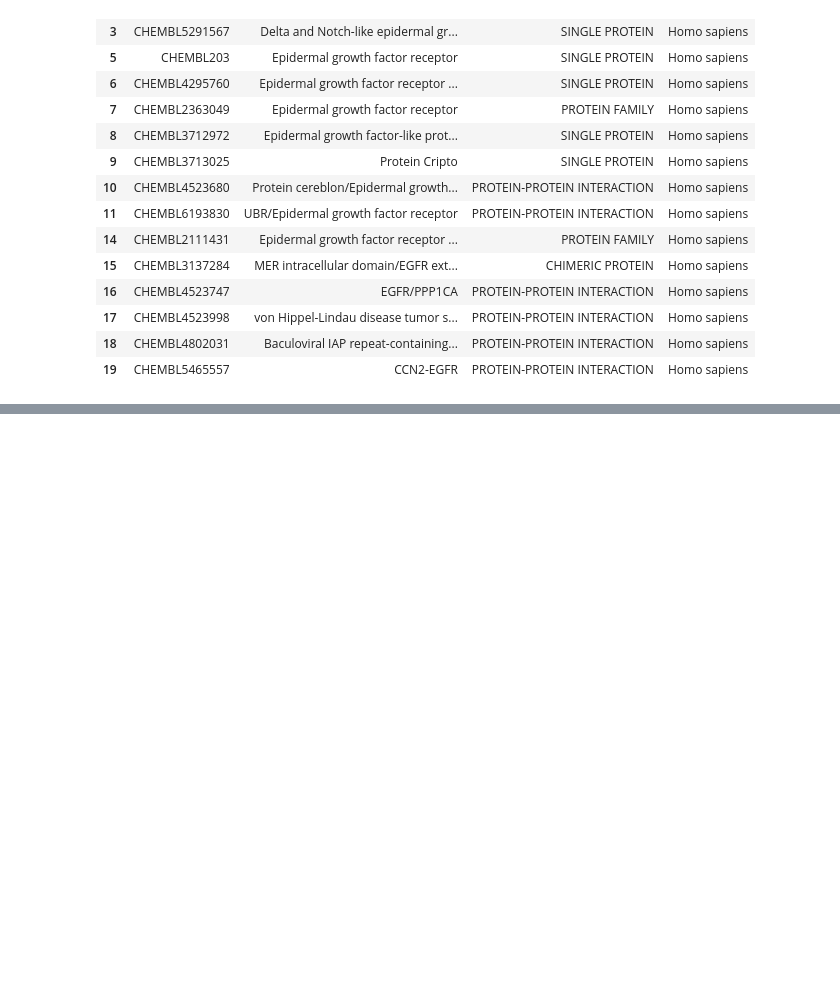
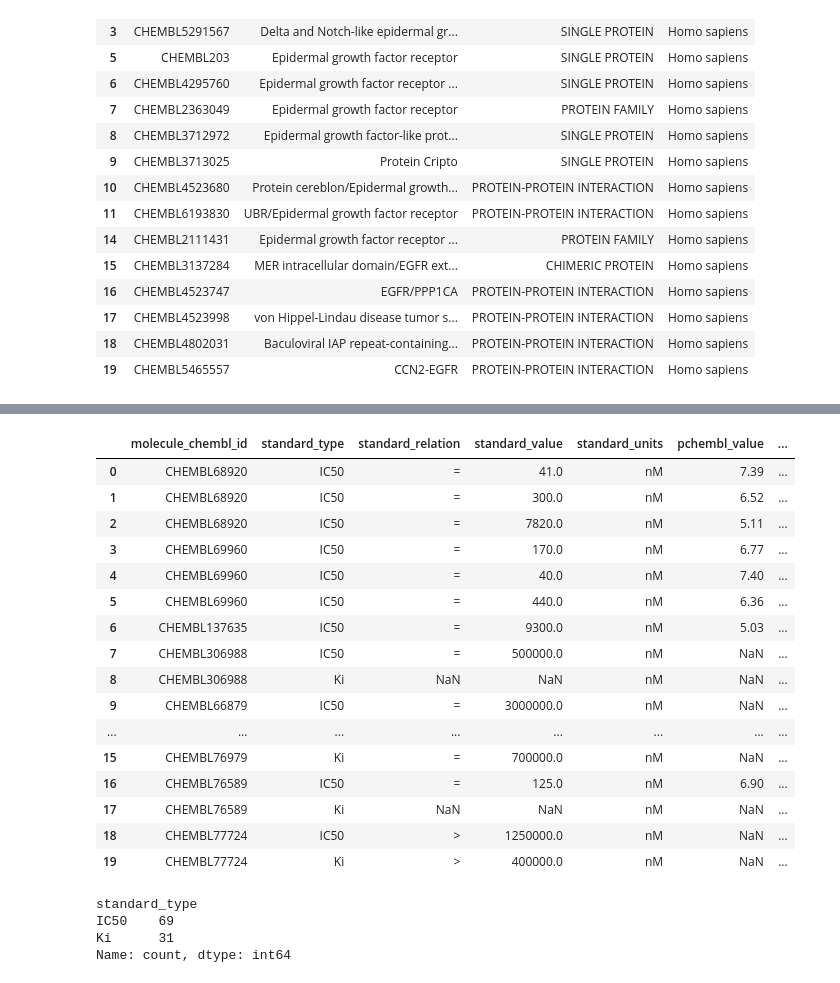
Before and after one commit to gracescanlan23/egfr-ml-drug-discovery, a Jupyter notebook: notebooks/01_data_collection.ipynb, the cells around one changed output, grey strips where cells are left out. Saved outputs shown, nothing was run; the diff lists cells and outputs as text; code cells hidden in the pictures; blank space fills up the shorter version.

```diff
--- a/notebooks/01_data_collection.ipynb
+++ b/notebooks/01_data_collection.ipynb
@@ -153,0 +185,12 @@ human_egfr
+# %%
+activity_url = f"{BASE_URL}/activity.json"
+
+params = {
+    "target_chembl_id": EGFR_TARGET_ID,
+    "limit": 100
+}
+
+response = requests.get(activity_url, params=params)
+response.raise_for_status()
+
+activity_data = response.json()
@@ -153,0 +223,6 @@ human_egfr
+# %%
+activity_sample = pd.DataFrame(activity_data["activities"])
+
+print("Shape:", activity_sample.shape)
+
+activity_sample.head()
@@ -153,0 +258,39 @@ human_egfr
+# %%
+columns_to_view = [
+    "molecule_chembl_id",
+    "standard_type",
+    "standard_relation",
+    "standard_value",
+    "standard_units",
+    "pchembl_value",
+    "assay_chembl_id",
+    "assay_type",
+    "target_chembl_id"
+]
+
+activity_sample[columns_to_view].head(20)
+# %% [output]
+|  | molecule_chembl_id | standard_type | standard_relation | standard_value | standard_units | pchembl_value | ... |
+| 0 | CHEMBL68920 | IC50 | = | 41.0 | nM | 7.39 | ... |
+| 1 | CHEMBL68920 | IC50 | = | 300.0 | nM | 6.52 | ... |
+| 2 | CHEMBL68920 | IC50 | = | 7820.0 | nM | 5.11 | ... |
+| 3 | CHEMBL69960 | IC50 | = | 170.0 | nM | 6.77 | ... |
+| 4 | CHEMBL69960 | IC50 | = | 40.0 | nM | 7.40 | ... |
+| 5 | CHEMBL69960 | IC50 | = | 440.0 | nM | 6.36 | ... |
+| 6 | CHEMBL137635 | IC50 | = | 9300.0 | nM | 5.03 | ... |
+| 7 | CHEMBL306988 | IC50 | = | 500000.0 | nM | NaN | ... |
+| 8 | CHEMBL306988 | Ki | NaN | NaN | nM | NaN | ... |
+| 9 | CHEMBL66879 | IC50 | = | 3000000.0 | nM | NaN | ... |
+| ... | ... | ... | ... | ... | ... | ... | ... |
+| 15 | CHEMBL76979 | Ki | = | 700000.0 | nM | NaN | ... |
+| 16 | CHEMBL76589 | IC50 | = | 125.0 | nM | 6.90 | ... |
+| 17 | CHEMBL76589 | Ki | NaN | NaN | nM | NaN | ... |
+| 18 | CHEMBL77724 | IC50 | > | 1250000.0 | nM | NaN | ... |
+| 19 | CHEMBL77724 | Ki | > | 400000.0 | nM | NaN | ... |
+# %%
+activity_sample["standard_type"].value_counts().head(20)
+# %% [output]
+standard_type
+IC50    69
+Ki      31
+Name: count, dtype: int64
```
Also changed, not shown: parts of 31 cells of this notebook.
